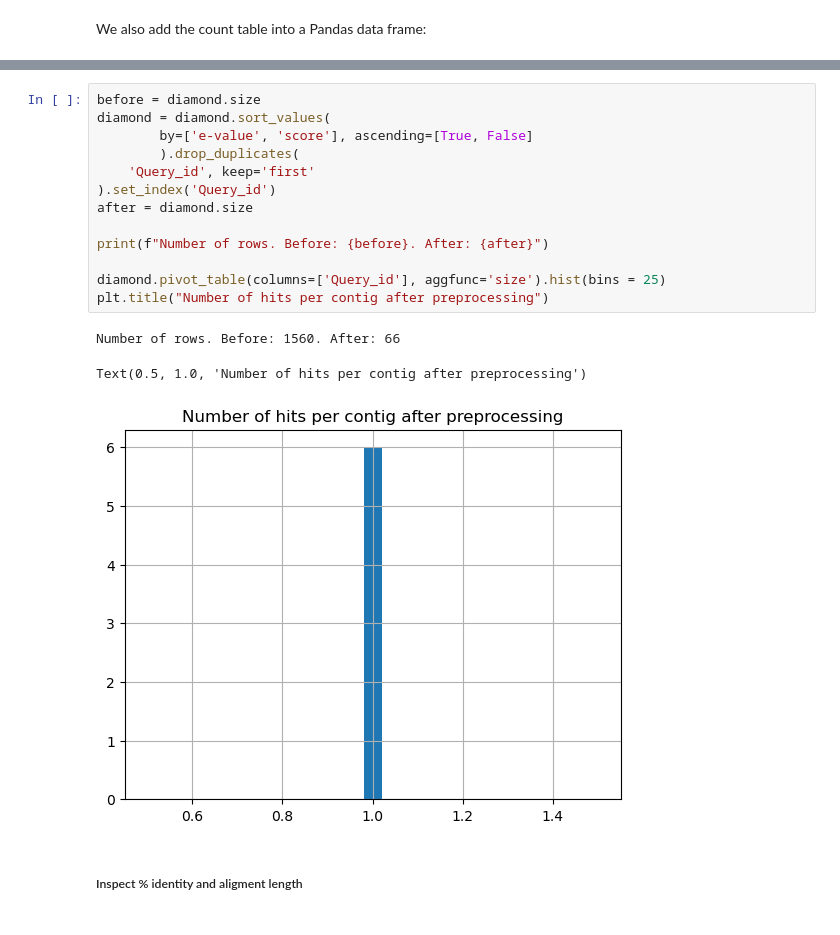
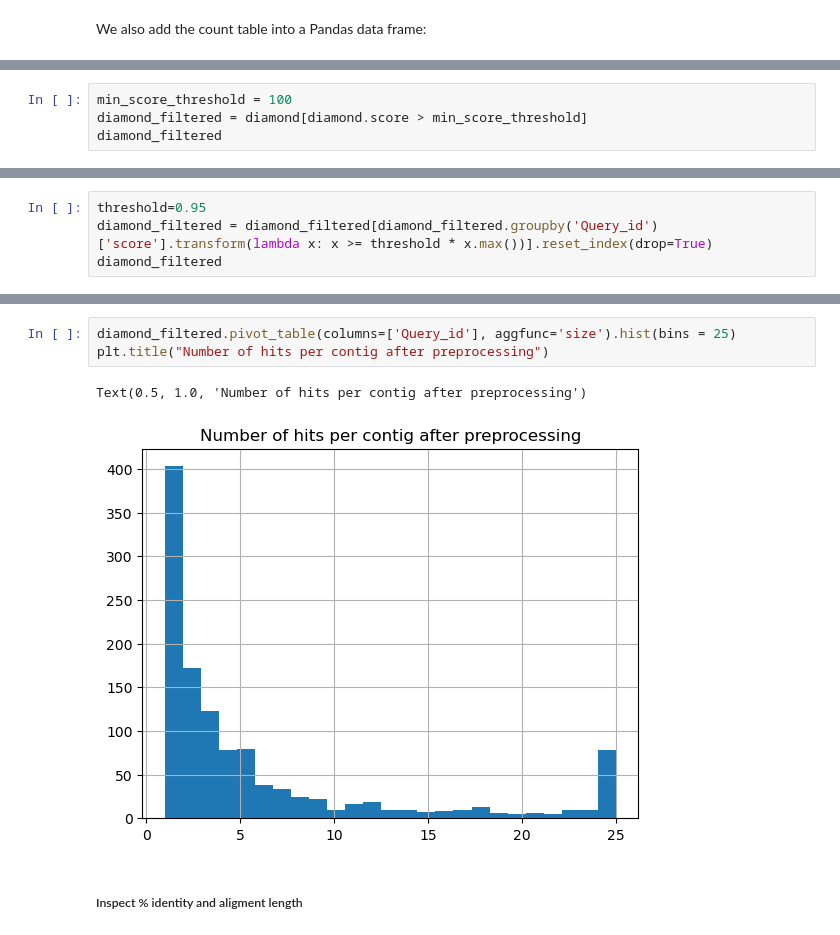
Before and after one commit to AU-ENVS-Bioinformatics/TotalRNA-Snakemake, a Jupyter notebook: workflow/notebooks/AnnoTree.py.ipynb, the cells around one changed output, grey strips where cells are left out. Drawn from its saved outputs; the diff is of its cells as text.

```diff
--- a/workflow/notebooks/AnnoTree.py.ipynb
+++ b/workflow/notebooks/AnnoTree.py.ipynb
@@ -143,0 +173,4 @@ First, we are going to drop unsignificant hits by E-value. We are setting a 0.00
+# %%
+min_score_threshold = 100
+diamond_filtered = diamond[diamond.score > min_score_threshold]
+diamond_filtered
@@ -143,0 +194,4 @@ First, we are going to drop unsignificant hits by E-value. We are setting a 0.00
+# %%
+threshold=0.95
+diamond_filtered = diamond_filtered[diamond_filtered.groupby('Query_id')['score'].transform(lambda x: x >= threshold * x.max())].reset_index(drop=True)
+diamond_filtered
@@ -166,20 +235,9 @@ Text(0.5, 1.0, 'Number of hits per contig before preprocessing')
 # %%
-before = diamond.size
-diamond = diamond.sort_values(
-        by=['e-value', 'score'], ascending=[True, False]
-        ).drop_duplicates(
-    'Query_id', keep='first'
-).set_index('Query_id')
-after = diamond.size
-
-print(f"Number of rows. Before: {before}. After: {after}")
-
-diamond.pivot_table(columns=['Query_id'], aggfunc='size').hist(bins = 25)
+diamond_filtered.pivot_table(columns=['Query_id'], aggfunc='size').hist(bins = 25)
 plt.title("Number of hits per contig after preprocessing")
 # %% [output]
-Number of rows. Before: 1560. After: 66
+Text(0.5, 1.0, 'Number of hits per contig after preprocessing')
-Text(0.5, 1.0, 'Number of hits per contig after preprocessing')
-[figure, old version]
+[figure, new version]
 # %% [markdown]
 #####  Inspect % identity and aligment length
 # %%
```
Also changed, not shown: parts of 63 cells of this notebook, 2 other files.
